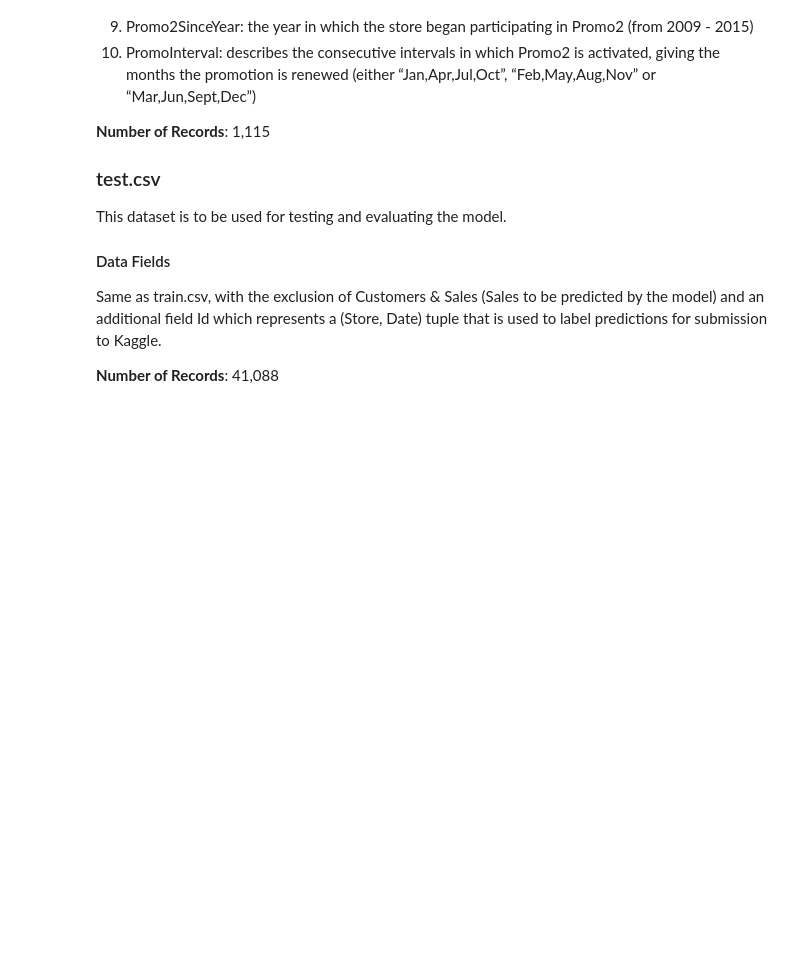
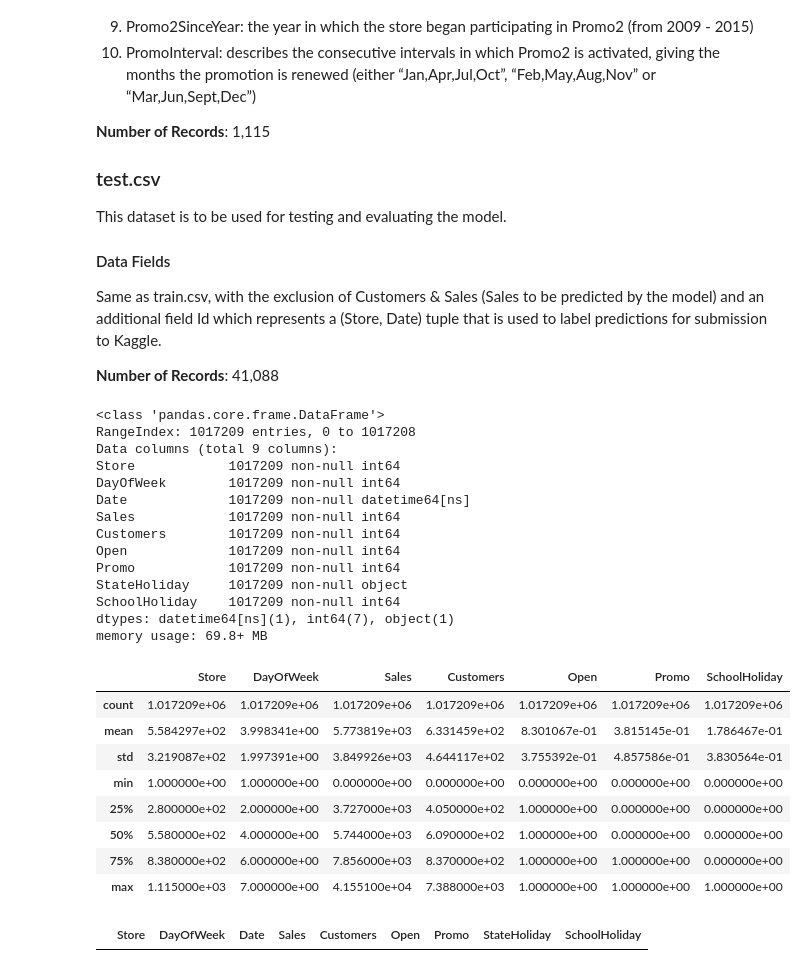
Before and after one commit to nikv96/CZ4032-Assignment, a Jupyter notebook: data-analysis.ipynb, the cells around one changed output. Cells and saved outputs as stored; diff of their text form; code cells hidden in the pictures; blank space fills up the shorter version.

```diff
--- a/data-analysis.ipynb
+++ b/data-analysis.ipynb
@@ -47,0 +60,35 @@ Same as train.csv, with the exclusion of Customers & Sales (Sales to be predicte
+# %%
+# general information of datasets
+training_df.info()
+training_df.describe()
+# %% [output]
+<class 'pandas.core.frame.DataFrame'>
+RangeIndex: 1017209 entries, 0 to 1017208
+Data columns (total 9 columns):
+Store            1017209 non-null int64
+DayOfWeek        1017209 non-null int64
+Date             1017209 non-null datetime64[ns]
+Sales            1017209 non-null int64
+Customers        1017209 non-null int64
+Open             1017209 non-null int64
+Promo            1017209 non-null int64
+StateHoliday     1017209 non-null object
+SchoolHoliday    1017209 non-null int64
+dtypes: datetime64[ns](1), int64(7), object(1)
+memory usage: 69.8+ MB
+|  | Store | DayOfWeek | Sales | Customers | Open | Promo | SchoolHoliday |
+| count | 1.017209e+06 | 1.017209e+06 | 1.017209e+06 | 1.017209e+06 | 1.017209e+06 | 1.017209e+06 | 1.017209e+06 |
+| mean | 5.584297e+02 | 3.998341e+00 | 5.773819e+03 | 6.331459e+02 | 8.301067e-01 | 3.815145e-01 | 1.786467e-01 |
+| std | 3.219087e+02 | 1.997391e+00 | 3.849926e+03 | 4.644117e+02 | 3.755392e-01 | 4.857586e-01 | 3.830564e-01 |
+| min | 1.000000e+00 | 1.000000e+00 | 0.000000e+00 | 0.000000e+00 | 0.000000e+00 | 0.000000e+00 | 0.000000e+00 |
+| 25% | 2.800000e+02 | 2.000000e+00 | 3.727000e+03 | 4.050000e+02 | 1.000000e+00 | 0.000000e+00 | 0.000000e+00 |
+| 50% | 5.580000e+02 | 4.000000e+00 | 5.744000e+03 | 6.090000e+02 | 1.000000e+00 | 0.000000e+00 | 0.000000e+00 |
+| 75% | 8.380000e+02 | 6.000000e+00 | 7.856000e+03 | 8.370000e+02 | 1.000000e+00 | 1.000000e+00 | 0.000000e+00 |
+| max | 1.115000e+03 | 7.000000e+00 | 4.155100e+04 | 7.388000e+03 | 1.000000e+00 | 1.000000e+00 | 1.000000e+00 |
+# %%
+# replace null elements with 1 if day of week is not 7
+training_df['Open'].fillna(value=(training_df['DayOfWeek'] != 7).astype(int))
+# sanity check
+training_df[training_df['Open'].isnull()]
+# %% [output]
+|  | Store | DayOfWeek | Date | Sales | Customers | Open | Promo | StateHoliday | SchoolHoliday |
```
Also changed, not shown: parts of 4 cells of this notebook.
